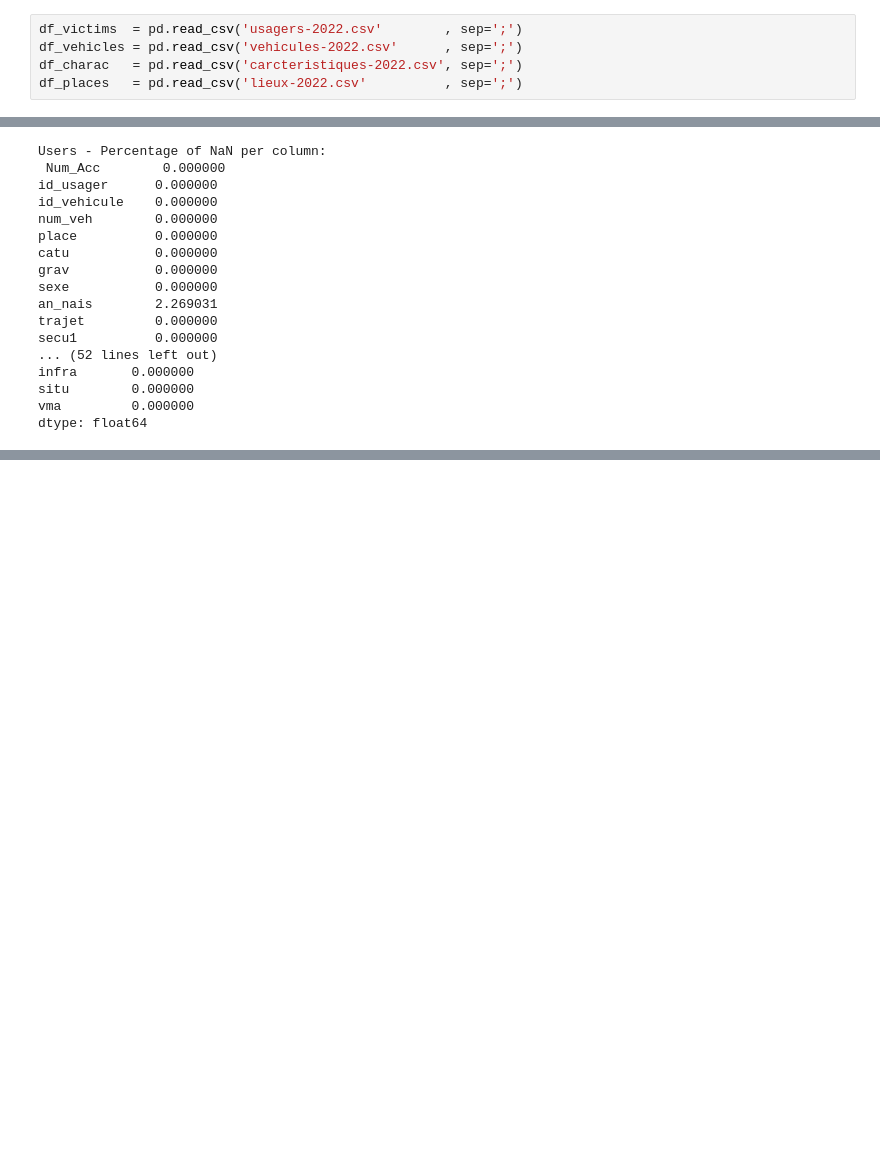
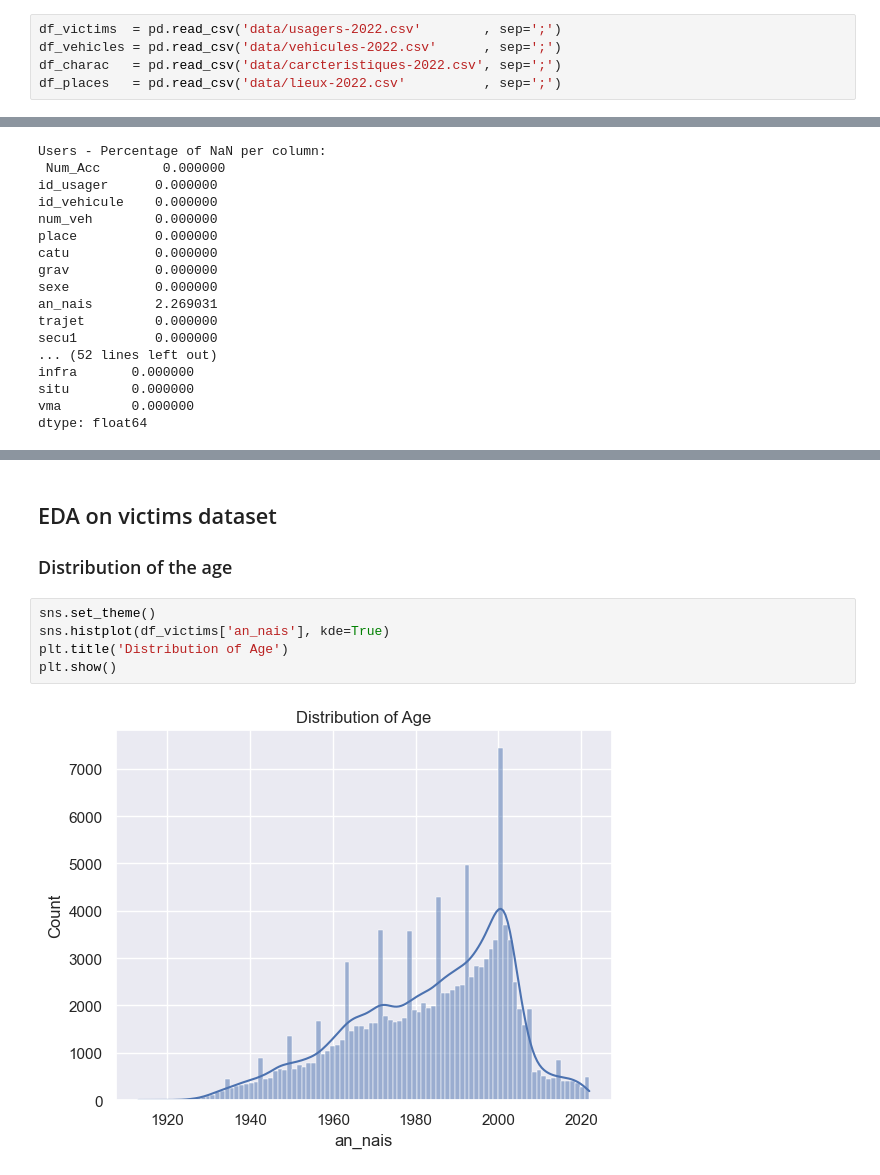
Before and after one commit to malools/french-road-accidents, a Jupyter notebook: eda.ipynb, the cells around one changed output, grey strips where cells are left out. Cells and saved outputs as stored; diff of their text form; blank space fills up the shorter version.

Commit message:
First plots + France heatmap

```diff
--- a/eda.ipynb
+++ b/eda.ipynb
@@ -9,8 +12,8 @@ import pandas as pd
 # %%
-df_victims  = pd.read_csv('usagers-2022.csv'        , sep=';')
-df_vehicles = pd.read_csv('vehicules-2022.csv'      , sep=';')
-df_charac   = pd.read_csv('carcteristiques-2022.csv', sep=';')
-df_places   = pd.read_csv('lieux-2022.csv'          , sep=';')
+df_victims  = pd.read_csv('data/usagers-2022.csv'        , sep=';')
+df_vehicles = pd.read_csv('data/vehicules-2022.csv'      , sep=';')
+df_charac   = pd.read_csv('data/carcteristiques-2022.csv', sep=';')
+df_places   = pd.read_csv('data/lieux-2022.csv'          , sep=';')
 # %%
 print(f'The df_victims dataframe looks like :  \n {df_victims.head()} \n')
 print(f'The df_vehicles dataframe looks like : \n {df_vehicles.head()}\n')
@@ -98,0 +117,10 @@ dtype: float64
+# %% [markdown]
+## EDA on victims dataset
+### Distribution of the age
+# %%
+sns.set_theme()
+sns.histplot(df_victims['an_nais'], kde=True)
+plt.title('Distribution of Age')
+plt.show()
+# %% [output]
+[figure, added]
```
Also changed, not shown: parts of 9 cells of this notebook, 1 other file.
